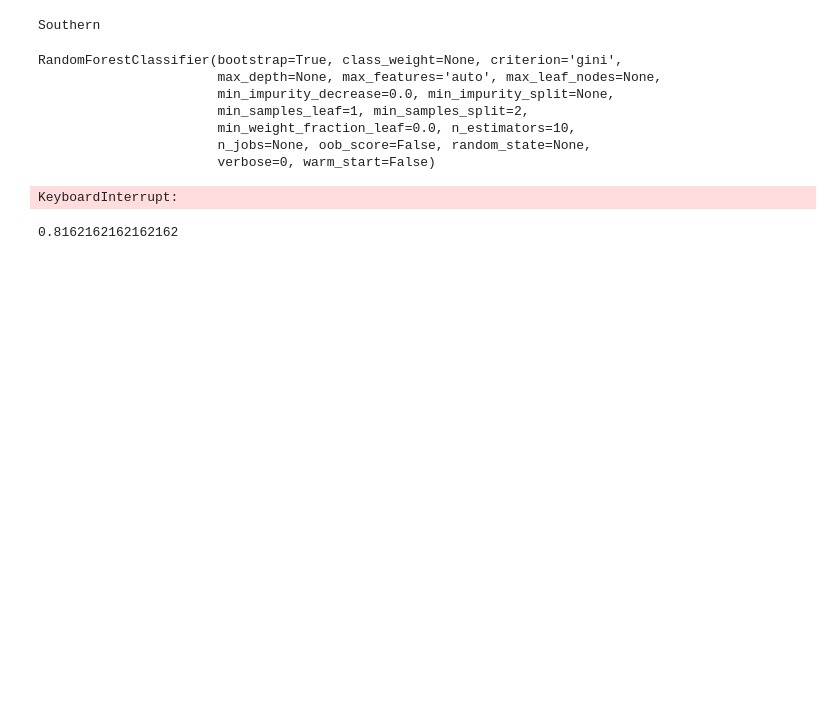
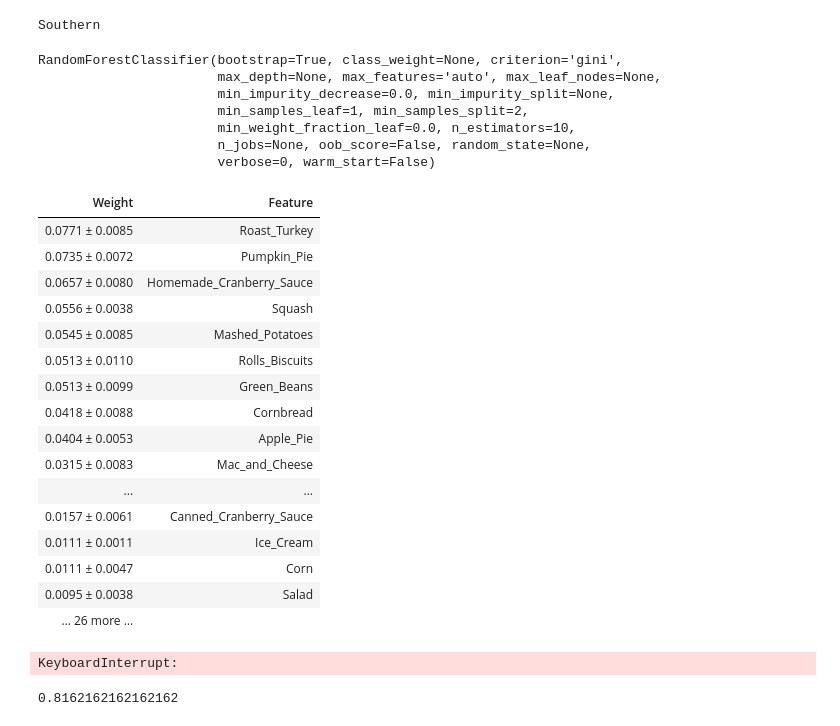
Before and after one commit to CaiNowicki/dash-app, a Jupyter notebook: notebooks/model and testing.ipynb, the cells around one changed output. Saved outputs shown, nothing was run; the diff lists cells and outputs as text; code cells hidden in the pictures; blank space fills up the shorter version.

```diff
--- a/notebooks/model and testing.ipynb
+++ b/notebooks/model and testing.ipynb
@@ -375,6 +371,27 @@ RandomForestClassifier(bootstrap=True, class_weight=None, criterion='gini',
                        min_weight_fraction_leaf=0.0, n_estimators=10,
                        n_jobs=None, oob_score=False, random_state=None,
                        verbose=0, warm_start=False)
+# %%
+perm = PermutationImportance(classifier).fit(X_train_encoded, y_train)
+eli5.show_weights(perm, feature_names = X_train.columns.tolist())
+# %% [output]
+| Weight | Feature |
+| 0.0771 ± 0.0085 | Roast_Turkey |
+| 0.0735 ± 0.0072 | Pumpkin_Pie |
+| 0.0657 ± 0.0080 | Homemade_Cranberry_Sauce |
+| 0.0556 ± 0.0038 | Squash |
+| 0.0545 ± 0.0085 | Mashed_Potatoes |
+| 0.0513 ± 0.0110 | Rolls_Biscuits |
+| 0.0513 ± 0.0099 | Green_Beans |
+| 0.0418 ± 0.0088 | Cornbread |
+| 0.0404 ± 0.0053 | Apple_Pie |
+| 0.0315 ± 0.0083 | Mac_and_Cheese |
+| ... | ... |
+| 0.0157 ± 0.0061 | Canned_Cranberry_Sauce |
+| 0.0111 ± 0.0011 | Ice_Cream |
+| 0.0111 ± 0.0047 | Corn |
+| 0.0095 ± 0.0038 | Salad |
+| … 26 more … |  |
 # %%
 #Grid Search for hyperparameters
 
```
Also changed, not shown: parts of 1 cell of this notebook.
